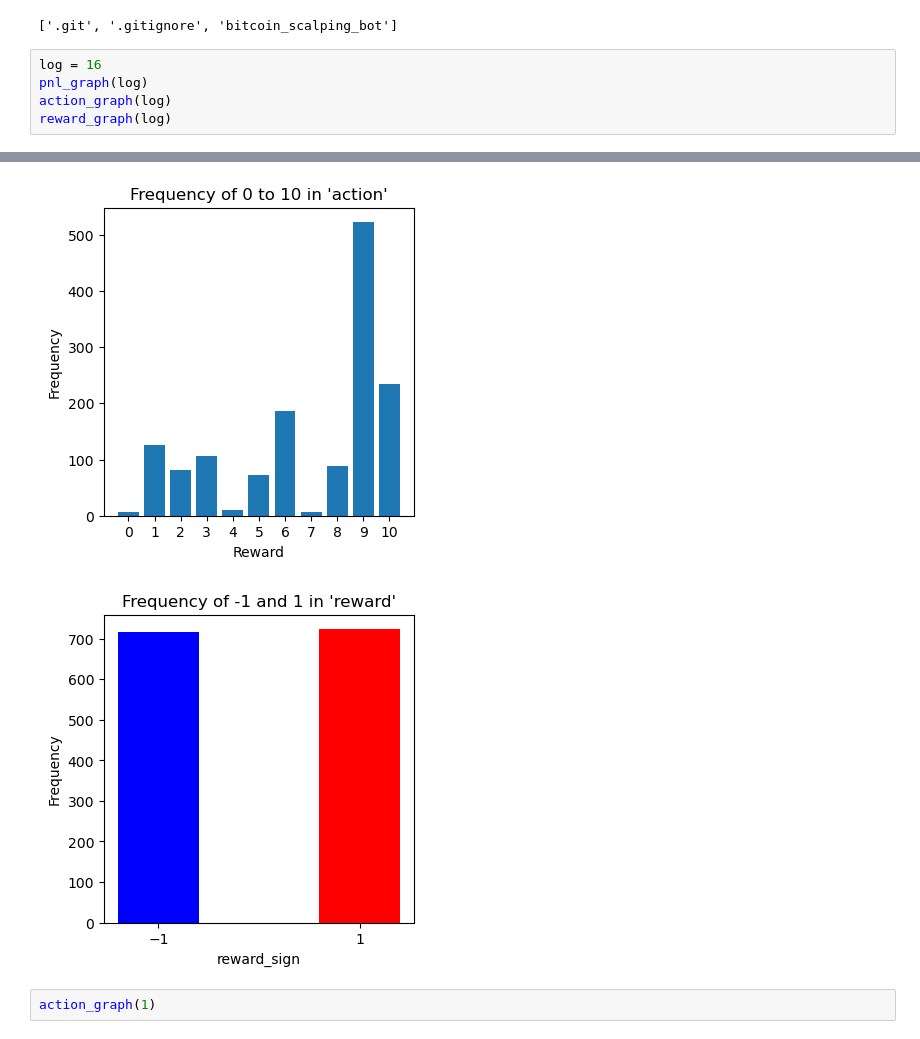
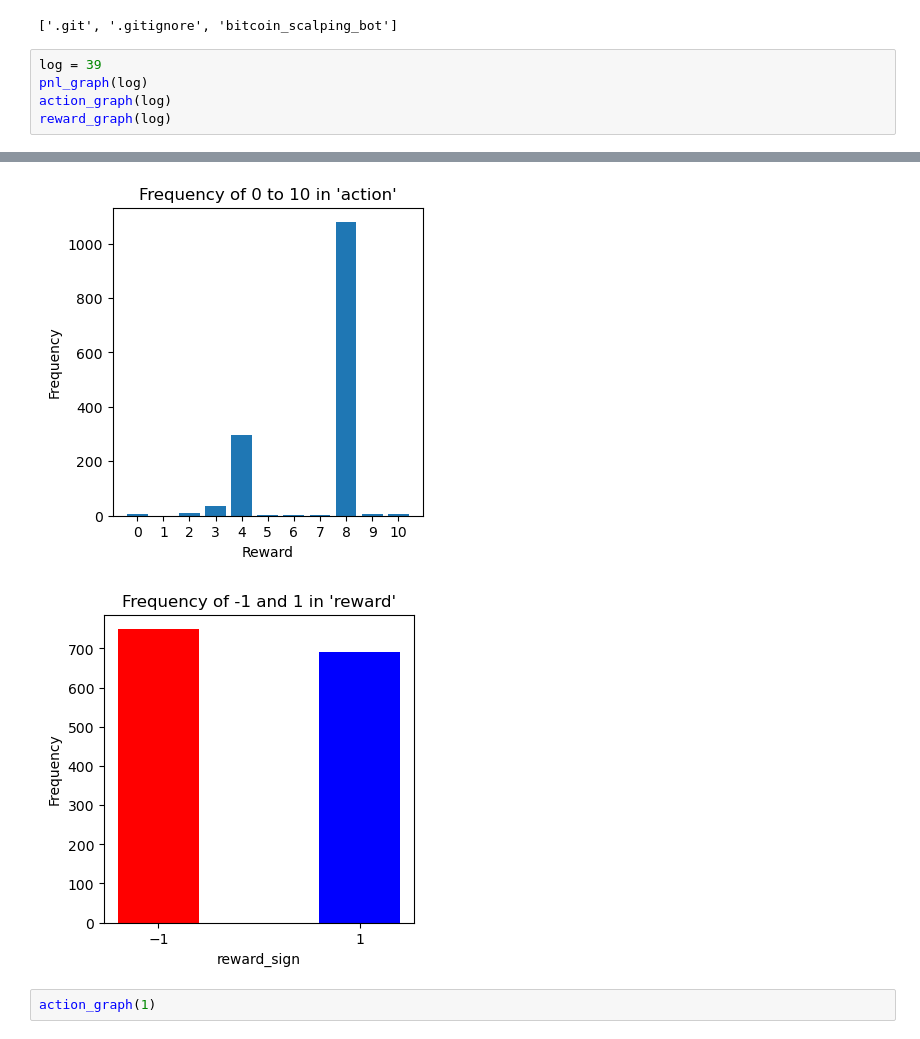
Before and after one commit to donghui-0126/crypto-scalping-RL-Agent, a Jupyter notebook: bitcoin_scalping_bot/version_2/log description.ipynb, the cells around one changed output, grey strips where cells are left out. Cells and saved outputs as stored; diff of their text form.

```diff
--- a/bitcoin_scalping_bot/version_2/log description.ipynb
+++ b/bitcoin_scalping_bot/version_2/log description.ipynb
@@ -12,7 +14,7 @@ os.listdir()
 # %% [output]
 ['.git', '.gitignore', 'bitcoin_scalping_bot']
 # %%
-log = 16
+log = 39
 pnl_graph(log)
 action_graph(log)
 reward_graph(log)
@@ -21,5 +23,5 @@ reward_graph(log)
-[figure, old version]
+[figure, new version]
-[figure, old version]
+[figure, new version]
 # %%
 action_graph(1)
 # %% [output]
```
Also changed, not shown: parts of 2 cells of this notebook, 43 other files.
